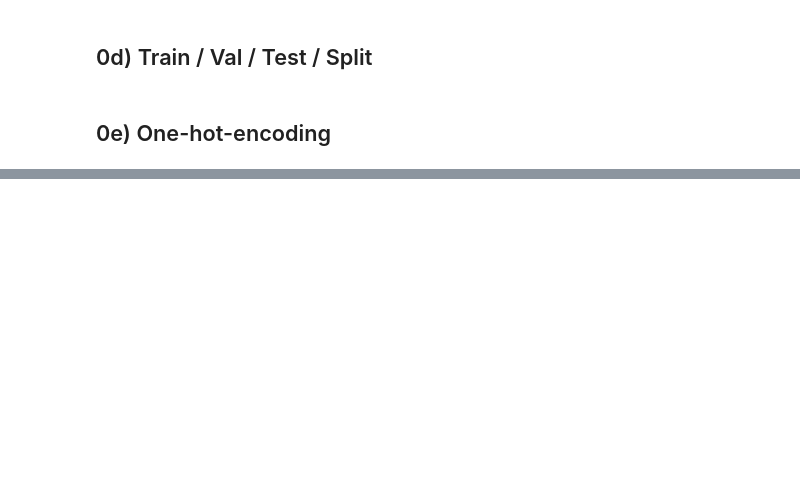
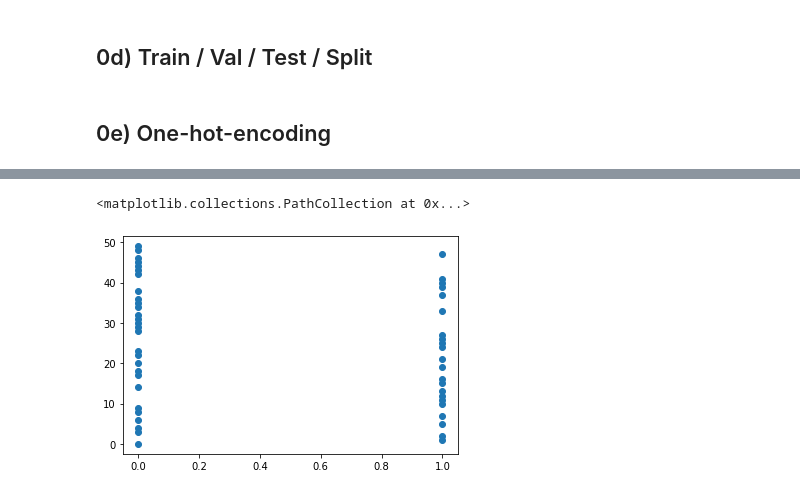
Before and after one commit to FHegardt/Deep_Learning_FH, a Jupyter notebook: Labb1/lab.ipynb, the cells around one changed output, grey strips where cells are left out. Saved outputs shown, nothing was run; the diff lists cells and outputs as text; code cells hidden in the pictures; blank space fills up the shorter version.

```diff
--- a/Labb1/lab.ipynb
+++ b/Labb1/lab.ipynb
@@ -117,0 +112,11 @@ print(train_list[55])
+# %%
+# plotting that they are not in a specific order, just random.
+plot_list = []
+x=0
+for i in range(50):
+    plot_list.append(x)
+    x+=1
+plt.scatter(x = y_train[0:50], y = test_list, )
+# %% [output]
+<matplotlib.collections.PathCollection at 0x...>
+[figure, added]
```
Also changed, not shown: parts of 8 cells of this notebook.
